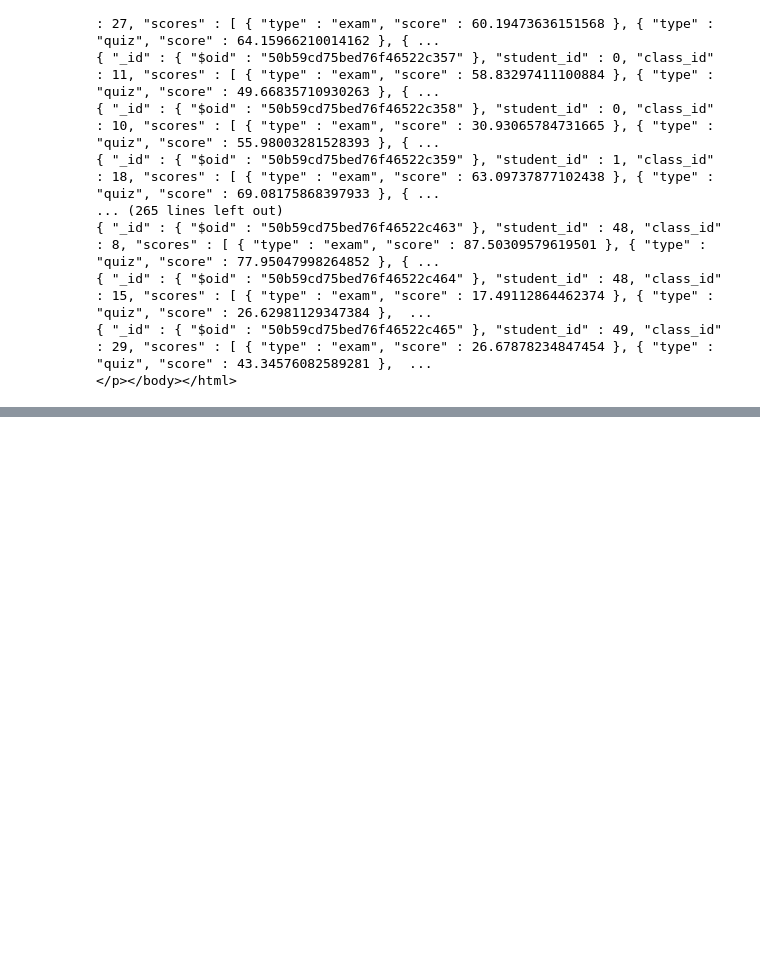
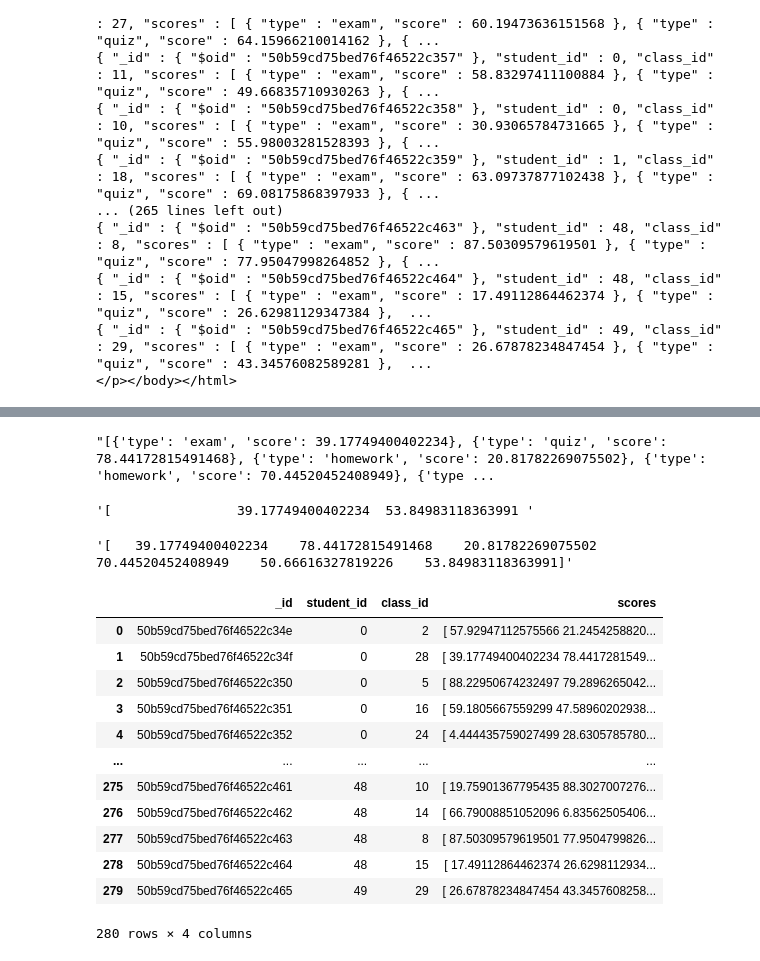
Before and after one commit to sujataprasad01/Using-JSON-data-for-analysis, a Jupyter notebook: Project_3_Using_JSON_data_for_analysis.ipynb, the cells around one changed output, grey strips where cells are left out. Saved outputs shown, nothing was run; the diff lists cells and outputs as text; code cells hidden in the pictures; blank space fills up the shorter version.

```diff
--- a/Project_3_Using_JSON_data_for_analysis.ipynb
+++ b/Project_3_Using_JSON_data_for_analysis.ipynb
@@ -48,0 +238,39 @@ soup
+# %%
+arr1=[]
+for i in df['scores']:
+    arr1.append(str(i))
+# %%
+arr1[1]
+# %% [output]
+"[{'type': 'exam', 'score': 39.17749400402234}, {'type': 'quiz', 'score': 78.44172815491468}, {'type': 'homework', 'score': 20.81782269075502}, {'type': 'homework', 'score': 70.44520452408949}, {'type ...
+# %%
+re.sub("'|},.*:|:|type|exam|{|,|score|}]", " ", arr1[1])
+# %% [output]
+'[                39.17749400402234  53.84983118363991 '
+# %%
+re.sub("'|:|type|exam|}|{|,|score|homework|quiz|}", "", arr1[1])
+# %% [output]
+'[   39.17749400402234    78.44172815491468    20.81782269075502    70.44520452408949    50.66616327819226    53.84983118363991]'
+# %%
+new_scores=[]
+for i in df["scores"]:
+  i=re.sub("'|:|type|exam|}|{|,|score|homework|quiz|}", "", str(i))
+  new_scores.append(i)
+# %%
+df["scores"]=new_scores
+# %%
+df
+# %% [output]
+|  | _id | student_id | class_id | scores |
+| 0 | 50b59cd75bed76f46522c34e | 0 | 2 | [ 57.92947112575566 21.2454258820... |
+| 1 | 50b59cd75bed76f46522c34f | 0 | 28 | [ 39.17749400402234 78.4417281549... |
+| 2 | 50b59cd75bed76f46522c350 | 0 | 5 | [ 88.22950674232497 79.2896265042... |
+| 3 | 50b59cd75bed76f46522c351 | 0 | 16 | [ 59.1805667559299 47.58960202938... |
+| 4 | 50b59cd75bed76f46522c352 | 0 | 24 | [ 4.444435759027499 28.6305785780... |
+| ... | ... | ... | ... | ... |
+| 275 | 50b59cd75bed76f46522c461 | 48 | 10 | [ 19.75901367795435 88.3027007276... |
+| 276 | 50b59cd75bed76f46522c462 | 48 | 14 | [ 66.79008851052096 6.83562505406... |
+| 277 | 50b59cd75bed76f46522c463 | 48 | 8 | [ 87.50309579619501 77.9504799826... |
+| 278 | 50b59cd75bed76f46522c464 | 48 | 15 | [ 17.49112864462374 26.6298112934... |
+| 279 | 50b59cd75bed76f46522c465 | 49 | 29 | [ 26.67878234847454 43.3457608258... |
+280 rows × 4 columns
```
Also changed, not shown: parts of 16 cells of this notebook.
